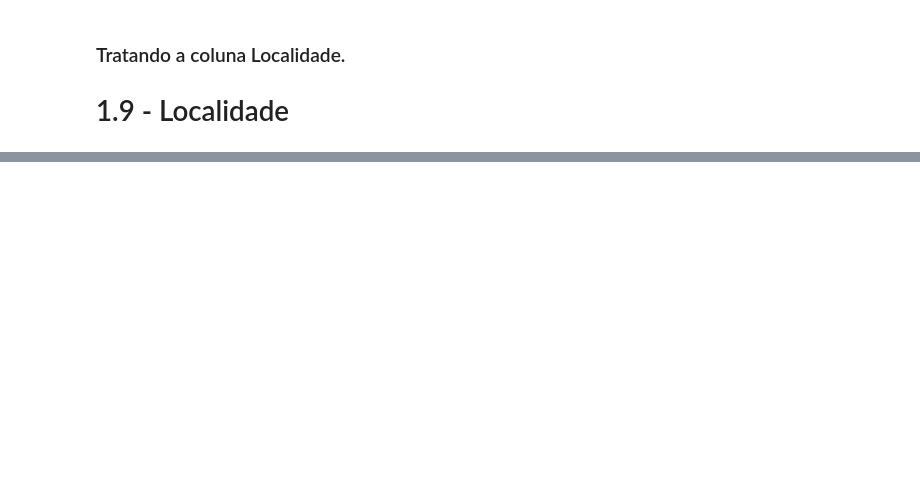
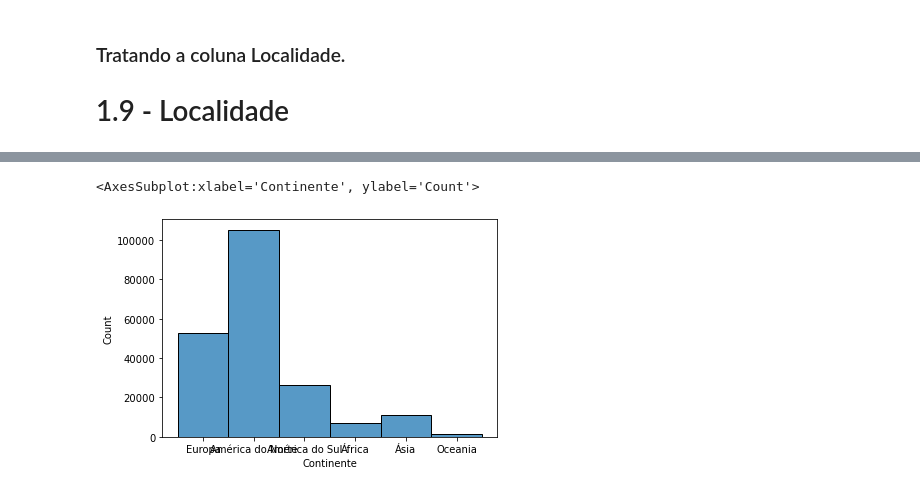
Before and after one commit to Jefferson170713/Data_Science, a Jupyter notebook: Estudo e análises/Analise de vendas do Youtube.ipynb, the cells around one changed output, grey strips where cells are left out. Drawn from its saved outputs; the diff is of its cells as text; code cells hidden in the pictures; blank space fills up the shorter version.

```diff
--- a/Estudo e análises/Analise de vendas do Youtube.ipynb
+++ b/Estudo e análises/Analise de vendas do Youtube.ipynb
@@ -317,0 +326,4 @@ demo.head()
+# %%
+País = demo['Localidade'].apply(lambda x : x.split(' - ')[0])
+Regiao = demo['Localidade'].apply(lambda x : x.split(' - ')[1])
+Regiao
@@ -317,0 +360,4 @@ demo.head()
+# %%
+demo['País'] = País
+demo['Continente'] = Regiao
+demo.head(3)
@@ -317,0 +387,3 @@ demo.head()
+# %%
+demo.drop('Localidade', axis=1, inplace=True)
+demo.head(3)
@@ -317,0 +461,6 @@ demo.head()
+# %%
+sns.histplot(data=demo, x= demo['Continente'])
+# data=demo, x= demo['PrecoUnitario'], y=demo['Continente']
+# %% [output]
+<AxesSubplot:xlabel='Continente', ylabel='Count'>
+[figure, added]
```
Also changed, not shown: parts of 30 cells of this notebook.
